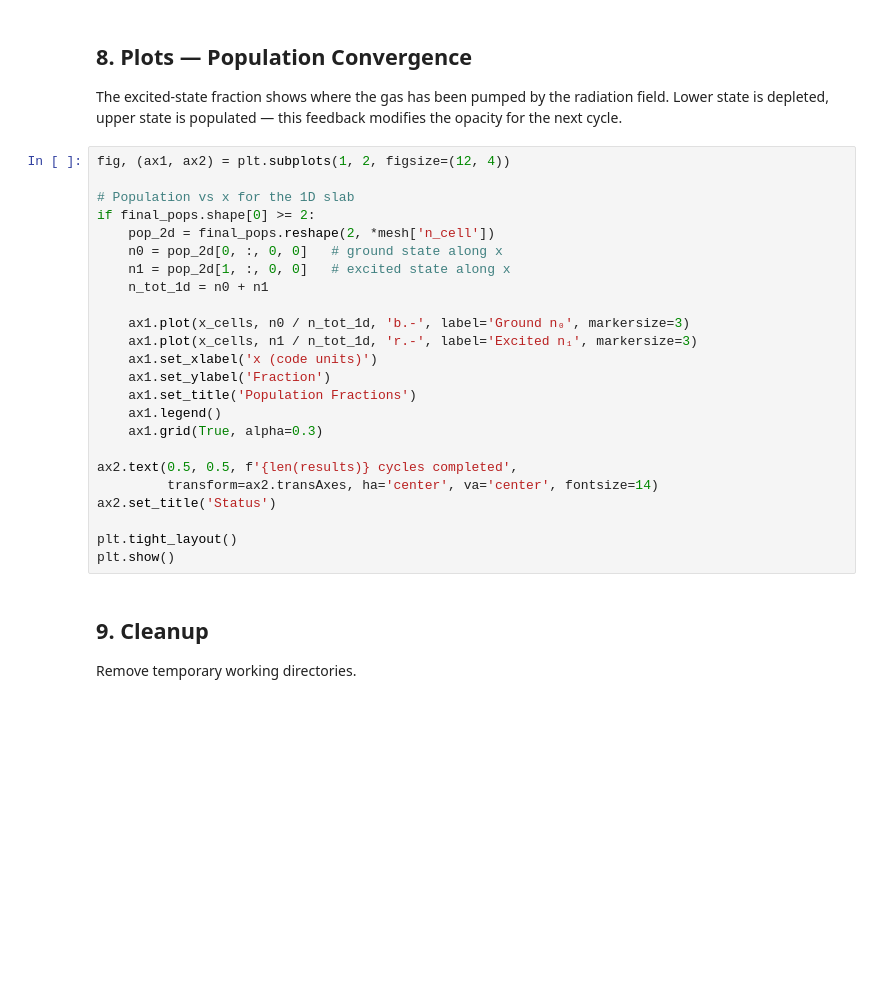
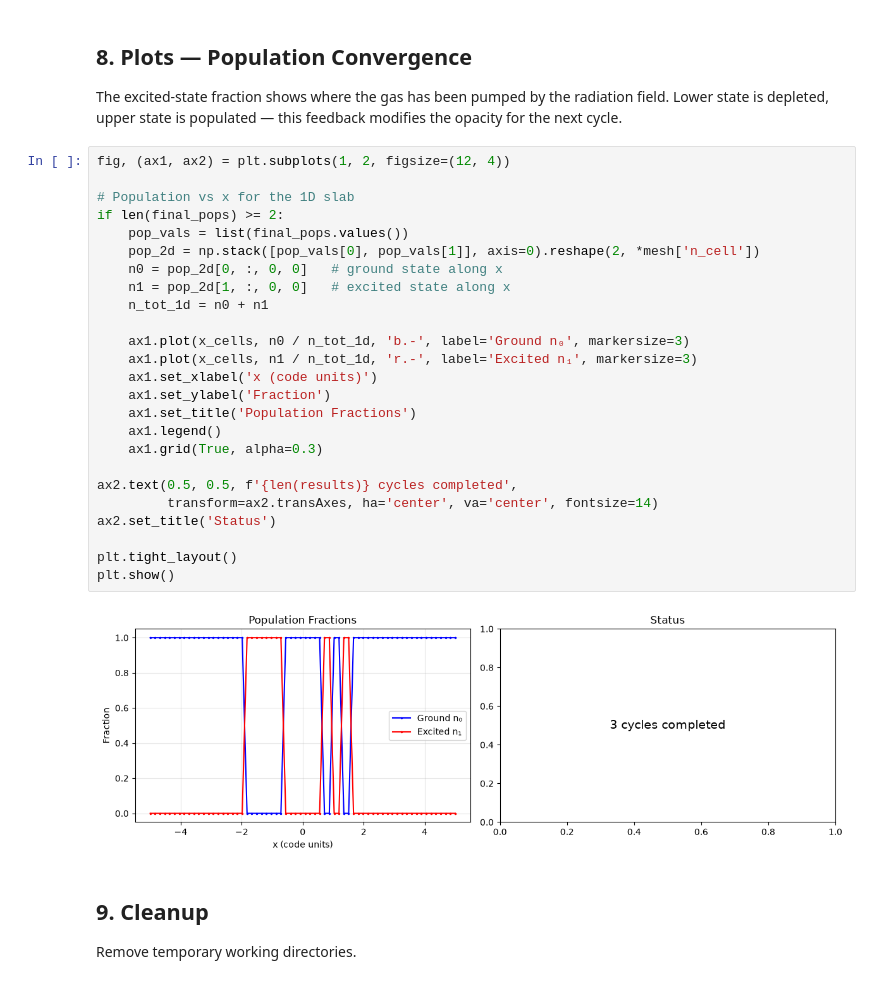
Before and after one commit to wll745881210/kratos_linerad, a Jupyter notebook: docs/examples/plane_parallel.ipynb, the cells around one changed output. Drawn from its saved outputs; the diff is of its cells as text; blank space fills up the shorter version.

```diff
--- a/docs/examples/plane_parallel.ipynb
+++ b/docs/examples/plane_parallel.ipynb
@@ -216,27 +282,30 @@ Lower state is depleted, upper state is populated — this feedback modifies the
 # %%
 fig, (ax1, ax2) = plt.subplots(1, 2, figsize=(12, 4))
 
 # Population vs x for the 1D slab
-if final_pops.shape[0] >= 2:
-    pop_2d = final_pops.reshape(2, *mesh['n_cell'])
+if len(final_pops) >= 2:
+    pop_vals = list(final_pops.values())
+    pop_2d = np.stack([pop_vals[0], pop_vals[1]], axis=0).reshape(2, *mesh['n_cell'])
     n0 = pop_2d[0, :, 0, 0]   # ground state along x
     n1 = pop_2d[1, :, 0, 0]   # excited state along x
     n_tot_1d = n0 + n1
 
     ax1.plot(x_cells, n0 / n_tot_1d, 'b.-', label='Ground n₀', markersize=3)
     ax1.plot(x_cells, n1 / n_tot_1d, 'r.-', label='Excited n₁', markersize=3)
     ax1.set_xlabel('x (code units)')
     ax1.set_ylabel('Fraction')
     ax1.set_title('Population Fractions')
     ax1.legend()
     ax1.grid(True, alpha=0.3)
 
 ax2.text(0.5, 0.5, f'{len(results)} cycles completed',
          transform=ax2.transAxes, ha='center', va='center', fontsize=14)
 ax2.set_title('Status')
 
 plt.tight_layout()
 plt.show()
+# %% [output]
+[figure, added]
 # %% [markdown]
 ## 9. Cleanup
 
```
Also changed, not shown: parts of 13 cells of this notebook, 20 other files.
